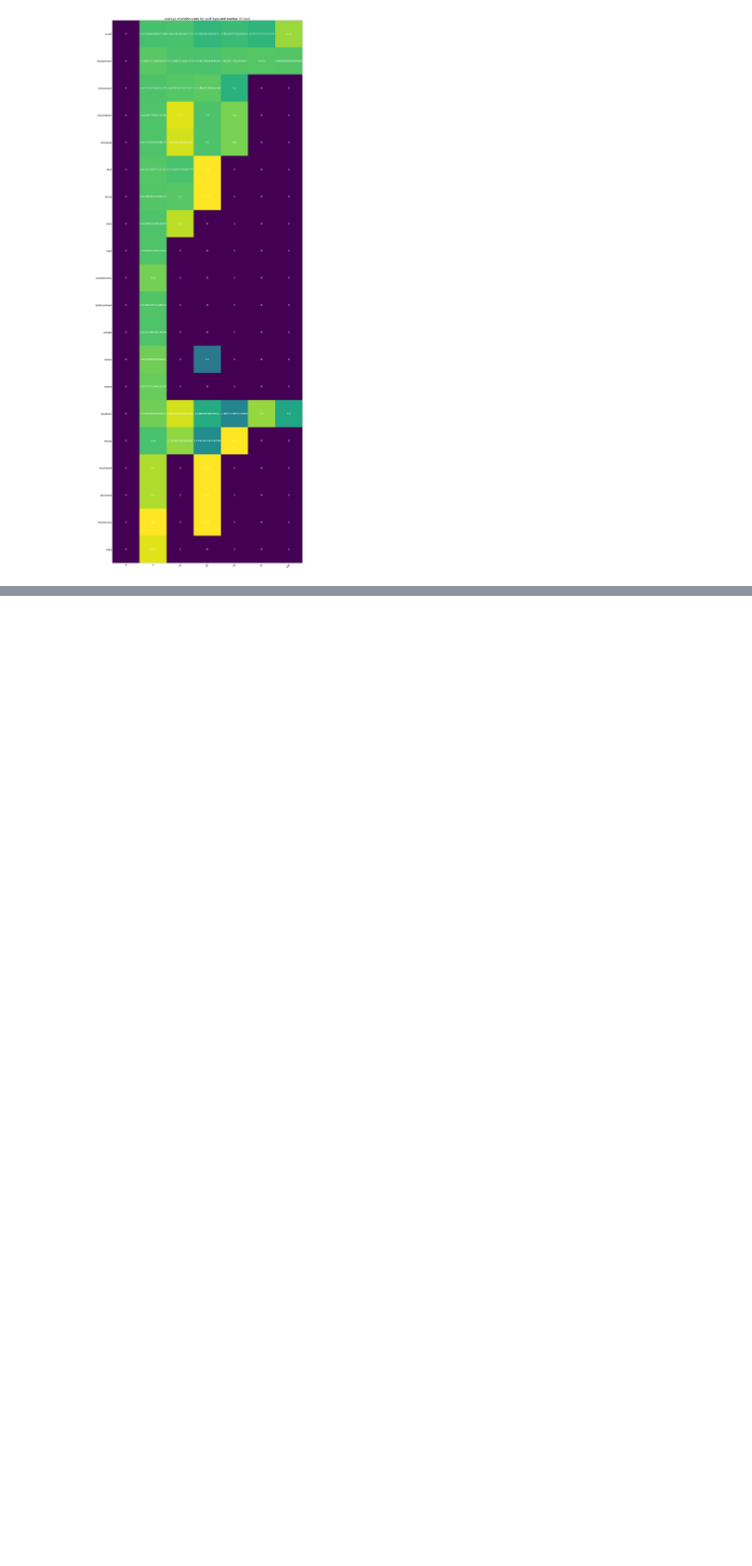
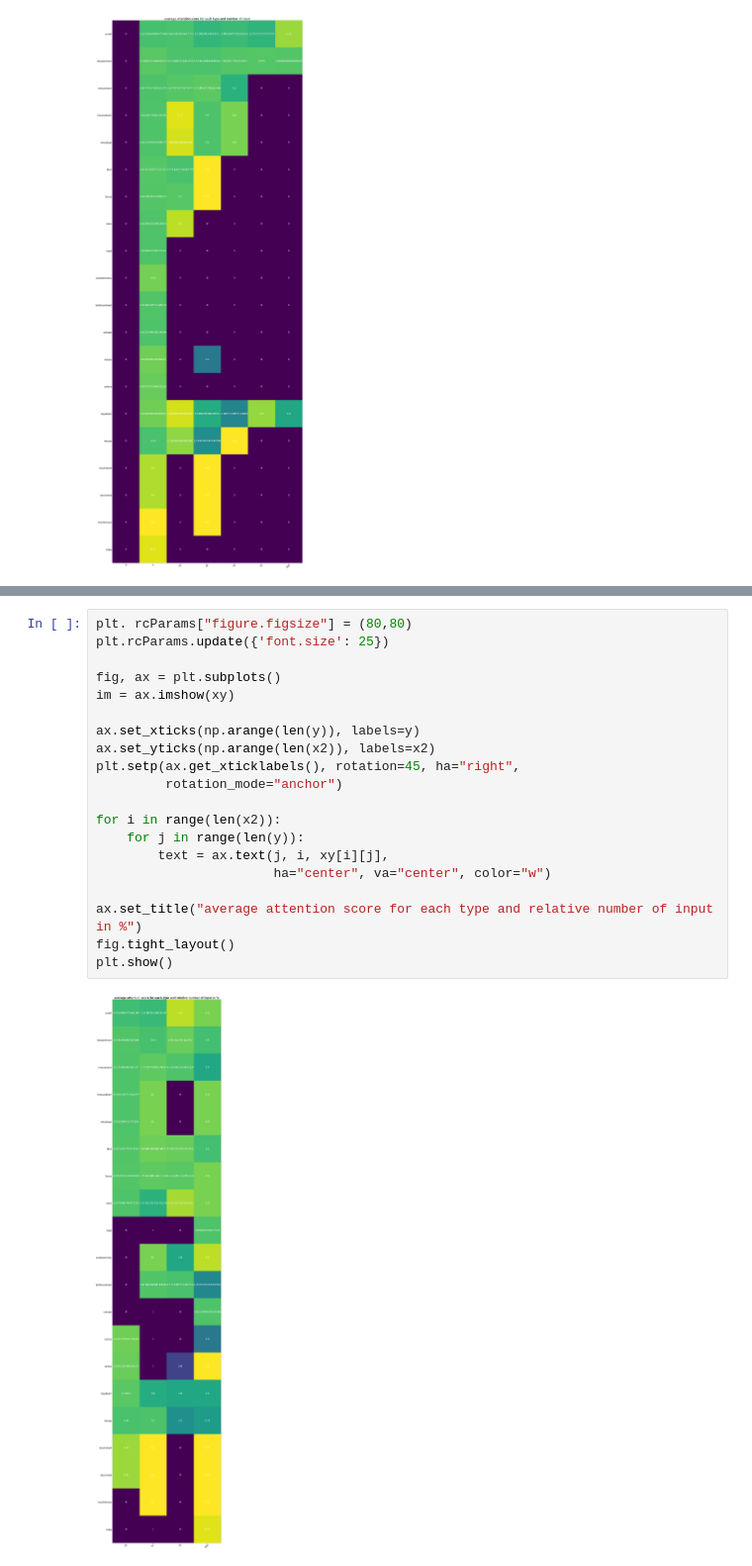
Before and after one commit to JulesDuteyrat/persuasiveness-data-collecting, a Jupyter notebook: python_data-mining_etc/notebooks/data_analysis.ipynb, the cells around one changed output, grey strips where cells are left out. Shown at 99% size. Drawn from its saved outputs; the diff is of its cells as text; blank space fills up the shorter version.

```diff
--- a/python_data-mining_etc/notebooks/data_analysis.ipynb
+++ b/python_data-mining_etc/notebooks/data_analysis.ipynb
@@ -284,0 +324,22 @@ print(peatdf)
+# %%
+plt. rcParams["figure.figsize"] = (80,80)
+plt.rcParams.update({'font.size': 25})
+
+fig, ax = plt.subplots()
+im = ax.imshow(xy)
+
+ax.set_xticks(np.arange(len(y)), labels=y)
+ax.set_yticks(np.arange(len(x2)), labels=x2)
+plt.setp(ax.get_xticklabels(), rotation=45, ha="right",
+         rotation_mode="anchor")
+
+for i in range(len(x2)):
+    for j in range(len(y)):
+        text = ax.text(j, i, xy[i][j],
+                       ha="center", va="center", color="w")
+
+ax.set_title("average attention score for each type and relative number of input in %")
+fig.tight_layout()
+plt.show()
+# %% [output]
+[figure, added]
```
Also changed, not shown: parts of 5 cells of this notebook, 1 other file.
